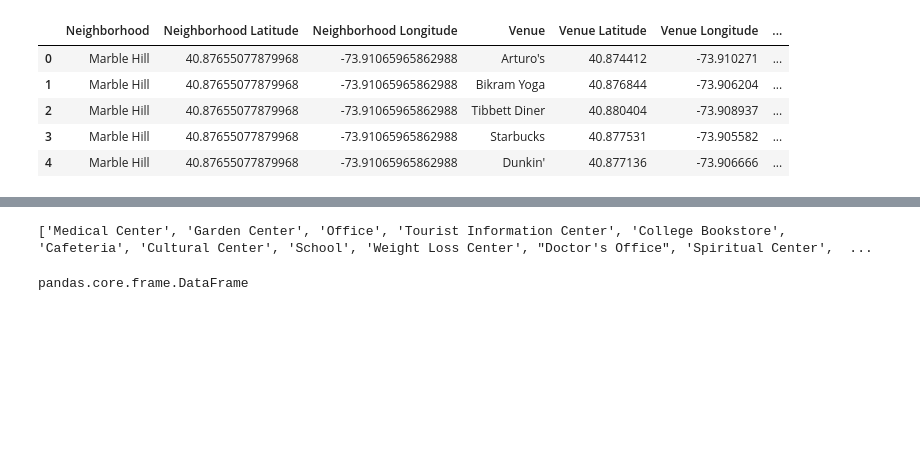
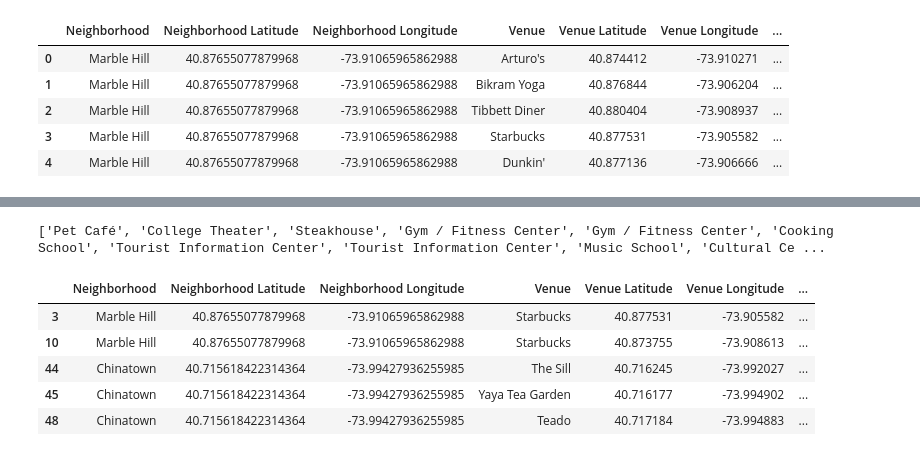
Before and after one commit to pmukher/Coursera_Capstone, a Jupyter notebook: NewYork_Coffee_Shops_Location_Explorer.ipynb, the cells around one changed output, grey strips where cells are left out. Cells and saved outputs as stored; diff of their text form; code cells hidden in the pictures; blank space fills up the shorter version.

```diff
--- a/NewYork_Coffee_Shops_Location_Explorer.ipynb
+++ b/NewYork_Coffee_Shops_Location_Explorer.ipynb
@@ -171,5 +171,5 @@ print(venue_categories)
 # %%
-sample_categories = ['school', 'college', 'university', 'tea', 'coffee', 'office', 'center', 'cafeteria', 'café']
+sample_categories = ['school', 'college', 'university', 'tea', 'coffee', 'office', 'center', 'cafeteria', 'café', 'center', 'academic', 'services']
 filtered_categories = []
 for venue in venue_categories:
     venue_lower = venue.lower()
@@ -178,4 +178,4 @@ for venue in venue_categories:
             filtered_categories.append(venue)
 print(filtered_categories)
 # %% [output]
-['Medical Center', 'Garden Center', 'Office', 'Tourist Information Center', 'College Bookstore', 'Cafeteria', 'Cultural Center', 'School', 'Weight Loss Center', "Doctor's Office", 'Spiritual Center',  ...
+['Pet Café', 'College Theater', 'Steakhouse', 'Gym / Fitness Center', 'Gym / Fitness Center', 'Cooking School', 'Tourist Information Center', 'Tourist Information Center', 'Music School', 'Cultural Ce ...
@@ -185,5 +194,11 @@ relevant_categories = ['Office', 'College Bookstore', 'Cafeteria', 'School', 'Co
 # %%
 manhattan_venues = manhattan_venues[manhattan_venues['Venue Category'].isin(relevant_categories)]
-type(manhattan_venues)
-# %% [output]
-pandas.core.frame.DataFrame
+# %%
+manhattan_venues.head()
+# %% [output]
+|  | Neighborhood | Neighborhood Latitude | Neighborhood Longitude | Venue | Venue Latitude | Venue Longitude | ... |
+| 3 | Marble Hill | 40.87655077879968 | -73.91065965862988 | Starbucks | 40.877531 | -73.905582 | ... |
+| 10 | Marble Hill | 40.87655077879968 | -73.91065965862988 | Starbucks | 40.873755 | -73.908613 | ... |
+| 44 | Chinatown | 40.715618422314364 | -73.99427936255985 | The Sill | 40.716245 | -73.992027 | ... |
+| 45 | Chinatown | 40.715618422314364 | -73.99427936255985 | Yaya Tea Garden | 40.716177 | -73.994902 | ... |
+| 48 | Chinatown | 40.715618422314364 | -73.99427936255985 | Teado | 40.717184 | -73.994883 | ... |
```
Also changed, not shown: parts of 9 cells of this notebook.
